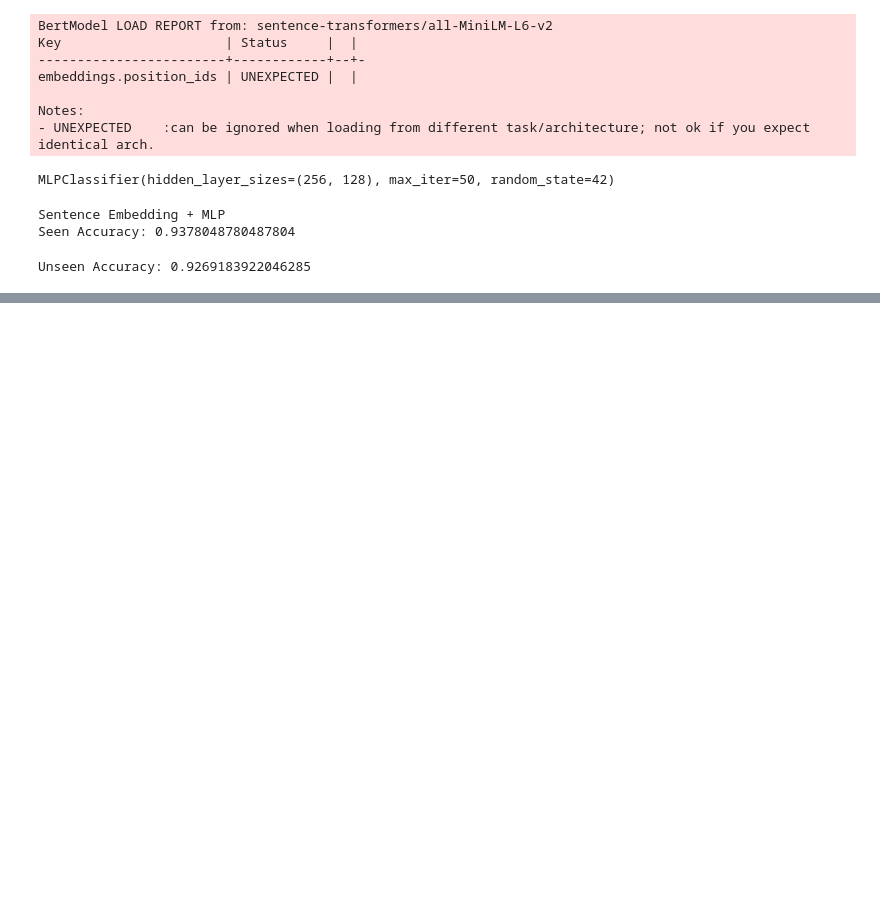
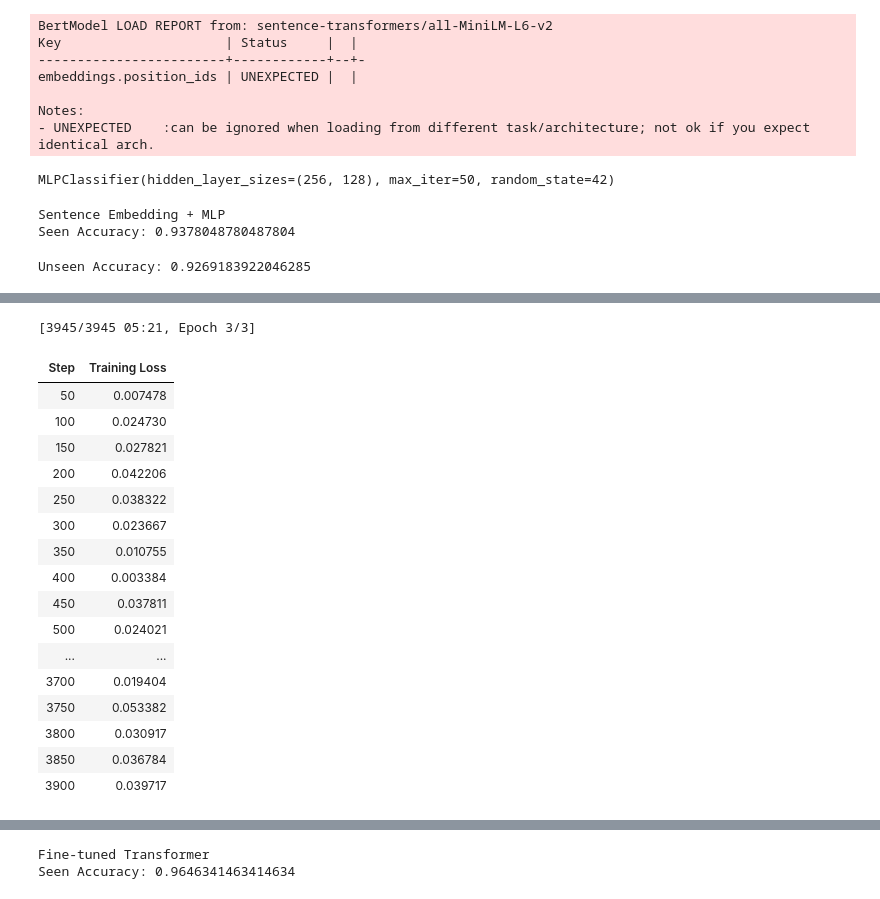
Before and after one commit to S-lijun/Textmining-Project, a Jupyter notebook: traditional.ipynb, the cells around one changed output, grey strips where cells are left out. Cells and saved outputs as stored; diff of their text form; code cells hidden in the pictures; blank space fills up the shorter version.

```diff
--- a/traditional.ipynb
+++ b/traditional.ipynb
@@ -398,0 +586,11 @@ Unseen Accuracy: 0.9269183922046285
+# %%
+train_dataset = AlfredDataset(train_enc, y_train)
+
+seen_dataset = AlfredDataset(seen_enc, y_seen)
+
+unseen_dataset = AlfredDataset(unseen_enc, y_unseen)
+# %%
+model = AutoModelForSequenceClassification.from_pretrained(
+    "distilbert-base-uncased",
+    num_labels=len(label_set)
+)
@@ -398,0 +614,45 @@ Unseen Accuracy: 0.9269183922046285
+# %%
+training_args = TrainingArguments(
+    output_dir="./results",
+    learning_rate=2e-5,
+    per_device_train_batch_size=16,
+    num_train_epochs=3,
+    logging_steps=50,
+    save_strategy="no"
+)
+# %%
+trainer = Trainer(
+    model=model,
+    args=training_args,
+    train_dataset=train_dataset
+)
+# %%
+trainer.train()
+from sklearn.metrics import accuracy_score
+pred_seen = trainer.predict(seen_dataset)
+
+y_pred_seen = np.argmax(pred_seen.predictions, axis=1)
+
+acc_seen = accuracy_score(y_seen, y_pred_seen)
+
+print("Fine-tuned Transformer")
+print("Seen Accuracy:", acc_seen)
+# %% [output]
+[3945/3945 05:21, Epoch 3/3]
+| Step | Training Loss |
+| 50 | 0.007478 |
+| 100 | 0.024730 |
+| 150 | 0.027821 |
+| 200 | 0.042206 |
+| 250 | 0.038322 |
+| 300 | 0.023667 |
+| 350 | 0.010755 |
+| 400 | 0.003384 |
+| 450 | 0.037811 |
+| 500 | 0.024021 |
+| ... | ... |
+| 3700 | 0.019404 |
+| 3750 | 0.053382 |
+| 3800 | 0.030917 |
+| 3850 | 0.036784 |
+| 3900 | 0.039717 |
@@ -398,0 +660,2 @@ Unseen Accuracy: 0.9269183922046285
+Fine-tuned Transformer
+Seen Accuracy: 0.9646341463414634
```
Also changed, not shown: parts of 15 cells of this notebook.
